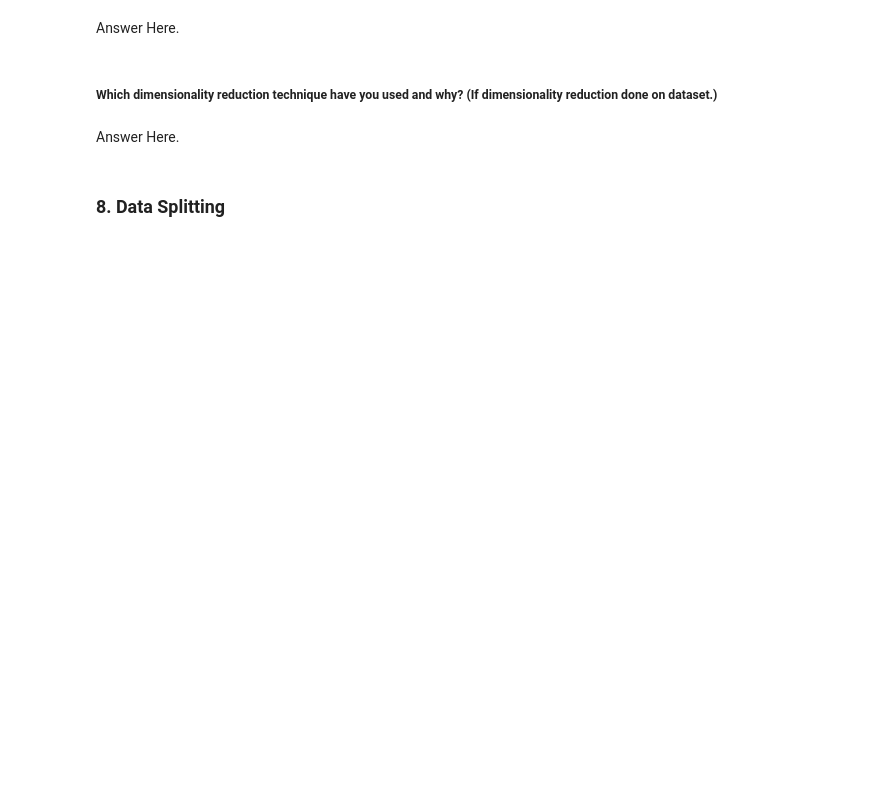
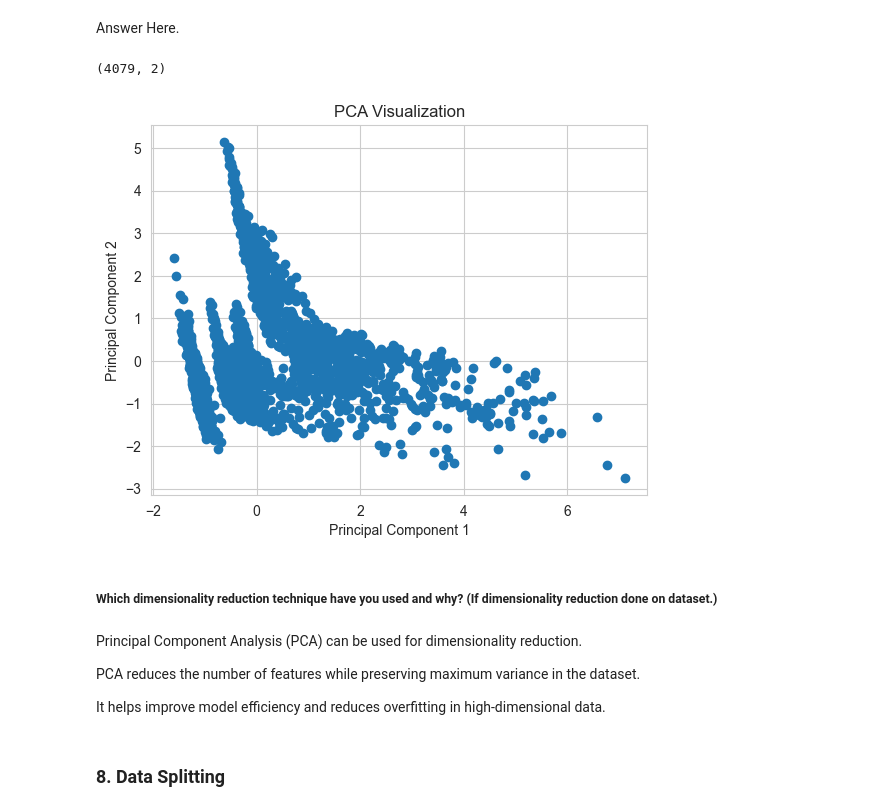
Before and after one commit to Pheonix1330/PhonePe, a Jupyter notebook: Sample_ML_Submission_Template-2.ipynb, the cells around one changed output. Saved outputs shown, nothing was run; the diff lists cells and outputs as text; code cells hidden in the pictures; blank space fills up the shorter version.

```diff
--- a/Sample_ML_Submission_Template-2.ipynb
+++ b/Sample_ML_Submission_Template-2.ipynb
@@ -1041,0 +1361,7 @@ Answer Here.
+# %%
+# Transform Your data
+# Log Transformation
+
+df['log_transaction_amount'] = np.log1p(df['transaction_amount'])
+
+df[['transaction_amount', 'log_transaction_amount']].head()
@@ -1045,0 +1377,20 @@ Answer Here.
+# %%
+# Scaling your data
+from sklearn.preprocessing import StandardScaler
+
+# Features
+X = df[
+    ['year',
+     'quarter',
+     'transaction_count',
+     'state_encoded',
+     'transaction_type_encoded',
+     'avg_transaction_value']
+]
+
+# Scaling
+scaler = StandardScaler()
+
+X_scaled = scaler.fit_transform(X)
+
+X_scaled
@@ -1056,6 +1435,31 @@ Answer Here.
+# %%
+# DImensionality Reduction (If needed)
+from sklearn.decomposition import PCA
+
+# Applying PCA
+pca = PCA(n_components=2)
+
+X_pca = pca.fit_transform(X_scaled)
+
+print(X_pca.shape)
+# %% [output]
+(4079, 2)
+# %%
+plt.figure()
+plt.scatter(X_pca[:,0], X_pca[:,1])
+plt.title("PCA Visualization")
+plt.xlabel("Principal Component 1")
+plt.ylabel("Principal Component 2")
+plt.show()
+# %% [output]
+[figure, added]
 # %% [markdown]
 ##### Which dimensionality reduction technique have you used and why? (If dimensionality reduction done on dataset.)
-# %% [markdown]
-Answer Here.
+# %% [markdown]
+Principal Component Analysis (PCA) can be used for dimensionality reduction.
+
+PCA reduces the number of features while preserving maximum variance in the dataset.
+
+It helps improve model efficiency and reduces overfitting in high-dimensional data.
 # %% [markdown]
 ### 8. Data Splitting
```
Also changed, not shown: parts of 136 cells of this notebook, 1 other file.
